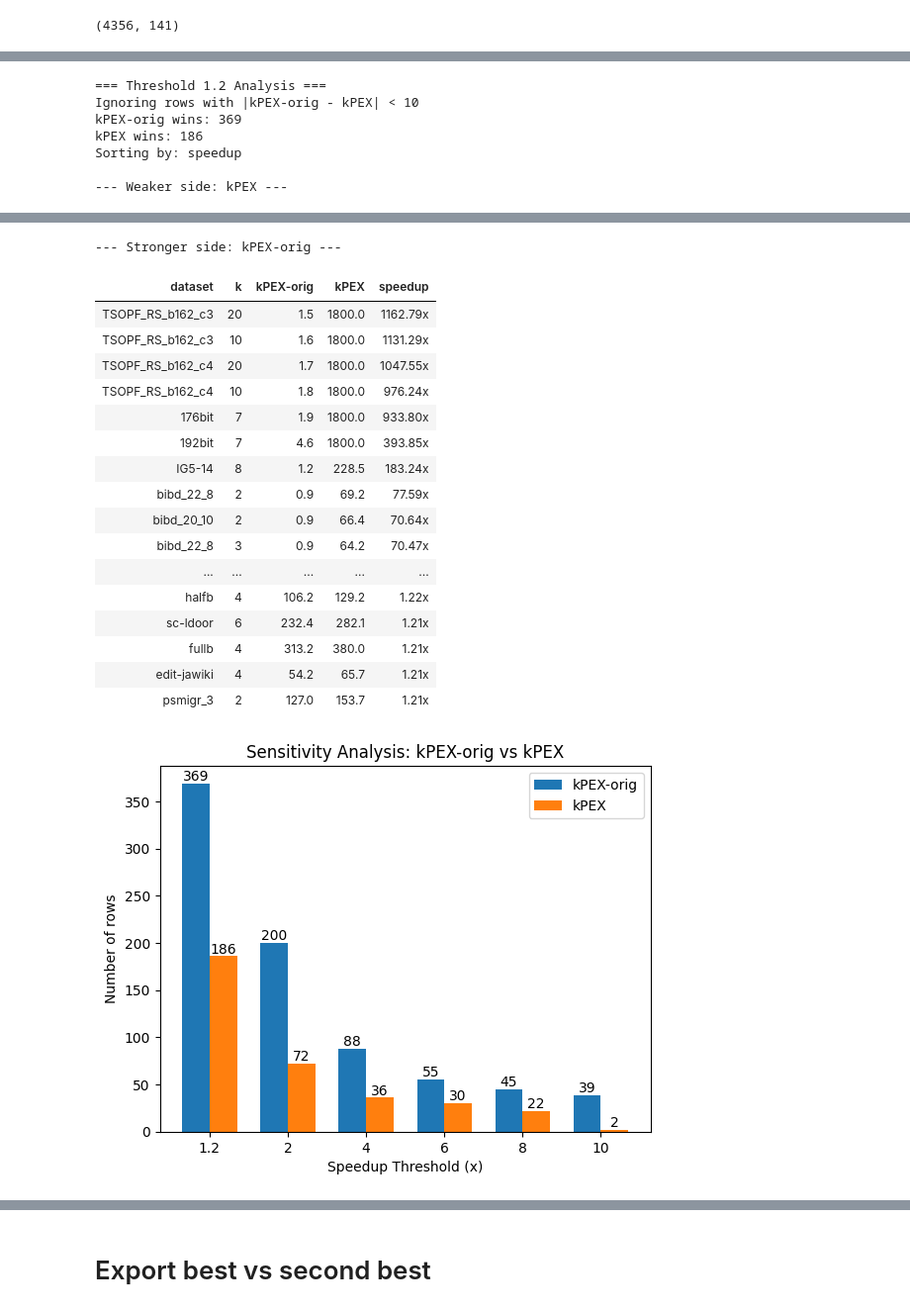
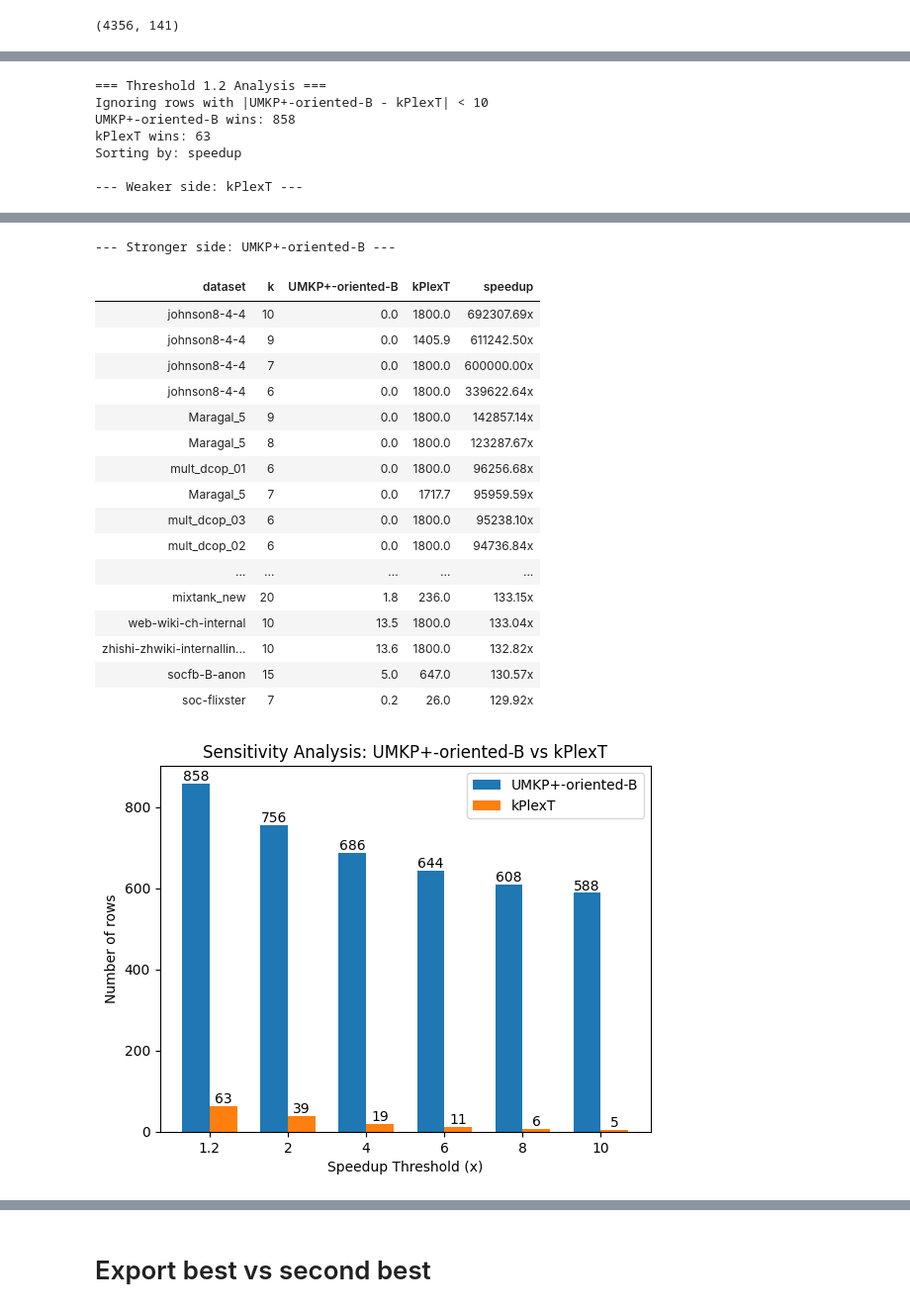
Before and after one commit to akhlaqueak/kplex-ML, a Jupyter notebook: notebooks/entire-data-algos.ipynb, the cells around one changed output, grey strips where cells are left out. Shown at 99% size. Drawn from its saved outputs; the diff is of its cells as text; code cells hidden in the pictures.

```diff
--- a/notebooks/entire-data-algos.ipynb
+++ b/notebooks/entire-data-algos.ipynb
@@ -351,14 +351,18 @@ def compare_speedups(df, col_a, col_b,
 
 # compare_speedups(df, "UMKP+-S", "DiseMKP", min_abs_diff=10)
 # compare_speedups(df, "UMKP+-P", "Maple", min_abs_diff=10)
+compare_speedups(df, "UMKP+-oriented-B", "kPlexT", min_abs_diff=10)
+
+# compare_speedups(df, "UMKP+-R", "UMKP-R", min_abs_diff=10)
+# compare_speedups(df, "kPEX-B", "kPEX-MB", min_abs_diff=10)
 # compare_speedups(df, "UMKP+-oriented-B", "kPlexT", min_abs_diff=10)
-# compare_speedups(df, "UMKP+-oriented-S", "UMKP+-S", min_abs_diff=10)
-compare_speedups(df, "kPEX-orig", "kPEX", min_abs_diff=10)
+# compare_speedups(df, "UMKP+-R", "UMKP+-oriented-R", min_abs_diff=10)
+# compare_speedups(df, "kPEX-orig", "kPEX", min_abs_diff=10)
 # %% [output]
 === Threshold 1.2 Analysis ===
-Ignoring rows with |kPEX-orig - kPEX| < 10
-kPEX-orig wins: 369
-kPEX wins: 186
+Ignoring rows with |UMKP+-oriented-B - kPlexT| < 10
+UMKP+-oriented-B wins: 858
+kPlexT wins: 63
 Sorting by: speedup
 
---- Weaker side: kPEX ---
+--- Weaker side: kPlexT ---
@@ -382,20 +386,20 @@ Sorting by: speedup
---- Stronger side: kPEX-orig ---
+--- Stronger side: UMKP+-oriented-B ---
-| dataset | k | kPEX-orig | kPEX | speedup |
-| TSOPF_RS_b162_c3 | 20 | 1.5 | 1800.0 | 1162.79x |
-| TSOPF_RS_b162_c3 | 10 | 1.6 | 1800.0 | 1131.29x |
-| TSOPF_RS_b162_c4 | 20 | 1.7 | 1800.0 | 1047.55x |
-| TSOPF_RS_b162_c4 | 10 | 1.8 | 1800.0 | 976.24x |
-| 176bit | 7 | 1.9 | 1800.0 | 933.80x |
-| 192bit | 7 | 4.6 | 1800.0 | 393.85x |
-| IG5-14 | 8 | 1.2 | 228.5 | 183.24x |
-| bibd_22_8 | 2 | 0.9 | 69.2 | 77.59x |
-| bibd_20_10 | 2 | 0.9 | 66.4 | 70.64x |
-| bibd_22_8 | 3 | 0.9 | 64.2 | 70.47x |
+| dataset | k | UMKP+-oriented-B | kPlexT | speedup |
+| johnson8-4-4 | 10 | 0.0 | 1800.0 | 692307.69x |
+| johnson8-4-4 | 9 | 0.0 | 1405.9 | 611242.50x |
+| johnson8-4-4 | 7 | 0.0 | 1800.0 | 600000.00x |
+| johnson8-4-4 | 6 | 0.0 | 1800.0 | 339622.64x |
+| Maragal_5 | 9 | 0.0 | 1800.0 | 142857.14x |
+| Maragal_5 | 8 | 0.0 | 1800.0 | 123287.67x |
+| mult_dcop_01 | 6 | 0.0 | 1800.0 | 96256.68x |
+| Maragal_5 | 7 | 0.0 | 1717.7 | 95959.59x |
+| mult_dcop_03 | 6 | 0.0 | 1800.0 | 95238.10x |
+| mult_dcop_02 | 6 | 0.0 | 1800.0 | 94736.84x |
 | ... | ... | ... | ... | ... |
-| halfb | 4 | 106.2 | 129.2 | 1.22x |
-| sc-ldoor | 6 | 232.4 | 282.1 | 1.21x |
-| fullb | 4 | 313.2 | 380.0 | 1.21x |
-| edit-jawiki | 4 | 54.2 | 65.7 | 1.21x |
-| psmigr_3 | 2 | 127.0 | 153.7 | 1.21x |
+| mixtank_new | 20 | 1.8 | 236.0 | 133.15x |
+| web-wiki-ch-internal | 10 | 13.5 | 1800.0 | 133.04x |
+| zhishi-zhwiki-internallin... | 10 | 13.6 | 1800.0 | 132.82x |
+| socfb-B-anon | 15 | 5.0 | 647.0 | 130.57x |
+| soc-flixster | 7 | 0.2 | 26.0 | 129.92x |
-[figure, old version]
+[figure, new version]
 # %%
```
Also changed, not shown: parts of 4 cells of this notebook, 9 other files.
